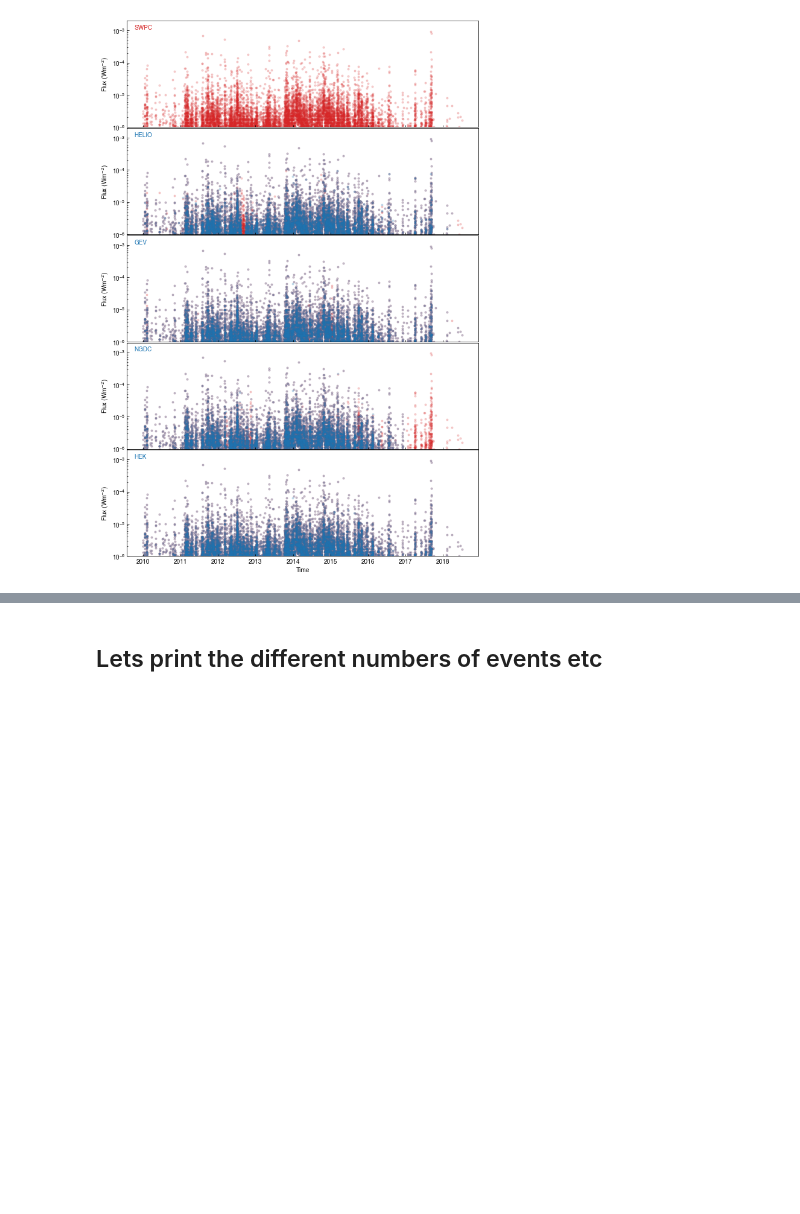
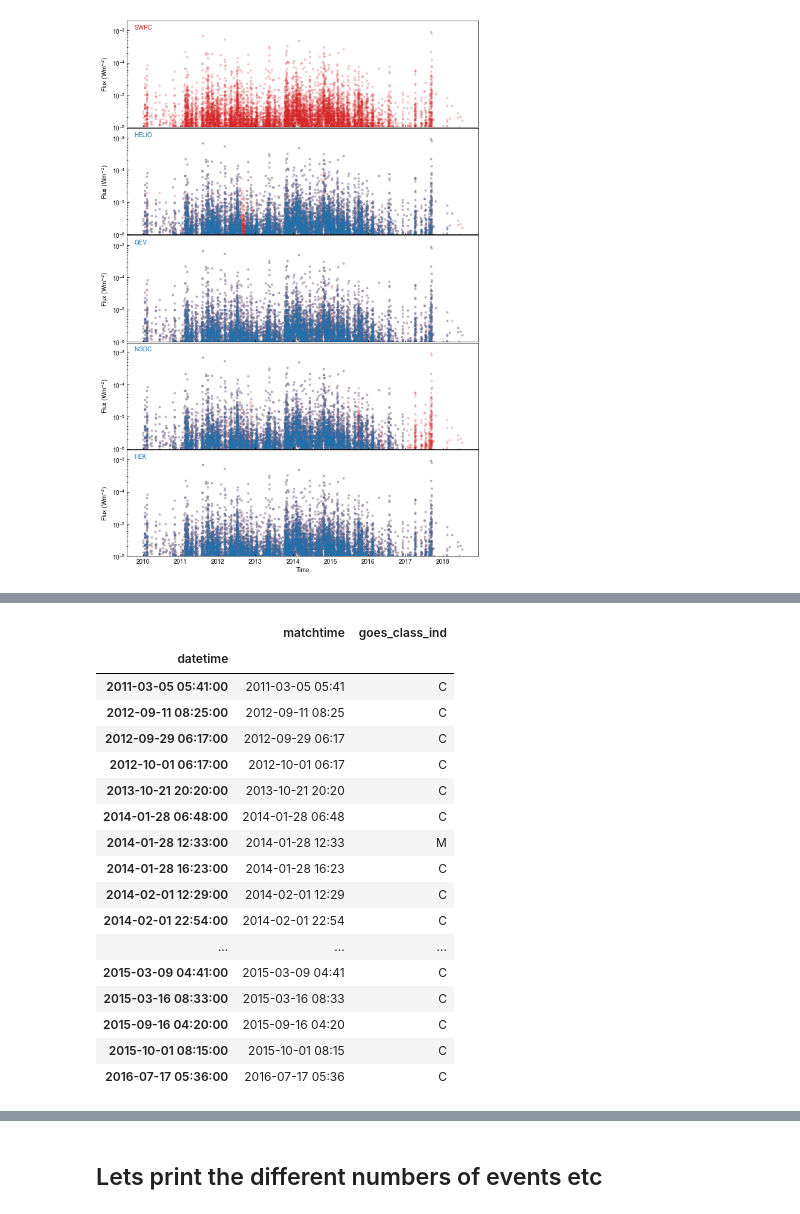
Before and after one commit to hayesla/flare_forecast_proj, a Jupyter notebook: goes_flare_list/final_compare.ipynb, the cells around one changed output, grey strips where cells are left out. Drawn from its saved outputs; the diff is of its cells as text; code cells hidden in the pictures; blank space fills up the shorter version.

```diff
--- a/goes_flare_list/final_compare.ipynb
+++ b/goes_flare_list/final_compare.ipynb
@@ -297,0 +307,2 @@ plt.savefig("individual_flares_comparison.png", dpi=200, facecolor="w")
+# %%
+common = pd.merge(hek_flares_swpc, swpc_flares, on="matchtime")
@@ -297,0 +327,3 @@ plt.savefig("individual_flares_comparison.png", dpi=200, facecolor="w")
+# %%
+swpc_excess = swpc_flares[~swpc_flares["matchtime"].isin(common["matchtime"])][["matchtime", "goes_class_ind"]]
+hek_excess = hek_flares_swpc[~hek_flares_swpc["matchtime"].isin(common["matchtime"])][["matchtime", "goes_class_ind"]]
@@ -297,0 +363,21 @@ plt.savefig("individual_flares_comparison.png", dpi=200, facecolor="w")
+# %%
+swpc_excess
+# %% [output]
+|  | matchtime | goes_class_ind |
+| datetime |  |  |
+| 2011-03-05 05:41:00 | 2011-03-05 05:41 | C |
+| 2012-09-11 08:25:00 | 2012-09-11 08:25 | C |
+| 2012-09-29 06:17:00 | 2012-09-29 06:17 | C |
+| 2012-10-01 06:17:00 | 2012-10-01 06:17 | C |
+| 2013-10-21 20:20:00 | 2013-10-21 20:20 | C |
+| 2014-01-28 06:48:00 | 2014-01-28 06:48 | C |
+| 2014-01-28 12:33:00 | 2014-01-28 12:33 | M |
+| 2014-01-28 16:23:00 | 2014-01-28 16:23 | C |
+| 2014-02-01 12:29:00 | 2014-02-01 12:29 | C |
+| 2014-02-01 22:54:00 | 2014-02-01 22:54 | C |
+| ... | ... | ... |
+| 2015-03-09 04:41:00 | 2015-03-09 04:41 | C |
+| 2015-03-16 08:33:00 | 2015-03-16 08:33 | C |
+| 2015-09-16 04:20:00 | 2015-09-16 04:20 | C |
+| 2015-10-01 08:15:00 | 2015-10-01 08:15 | C |
+| 2016-07-17 05:36:00 | 2016-07-17 05:36 | C |
```
Also changed, not shown: parts of 17 cells of this notebook.
